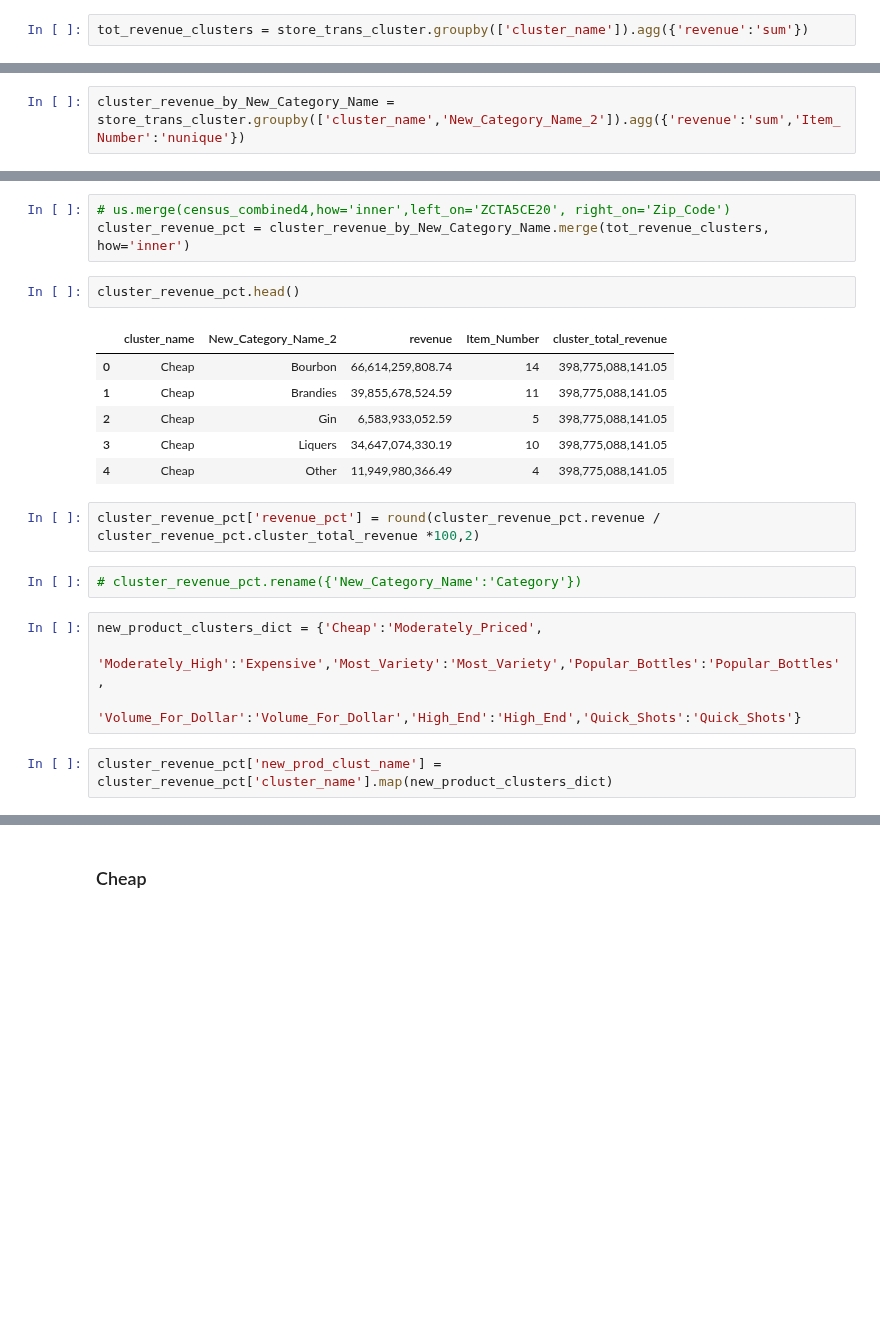
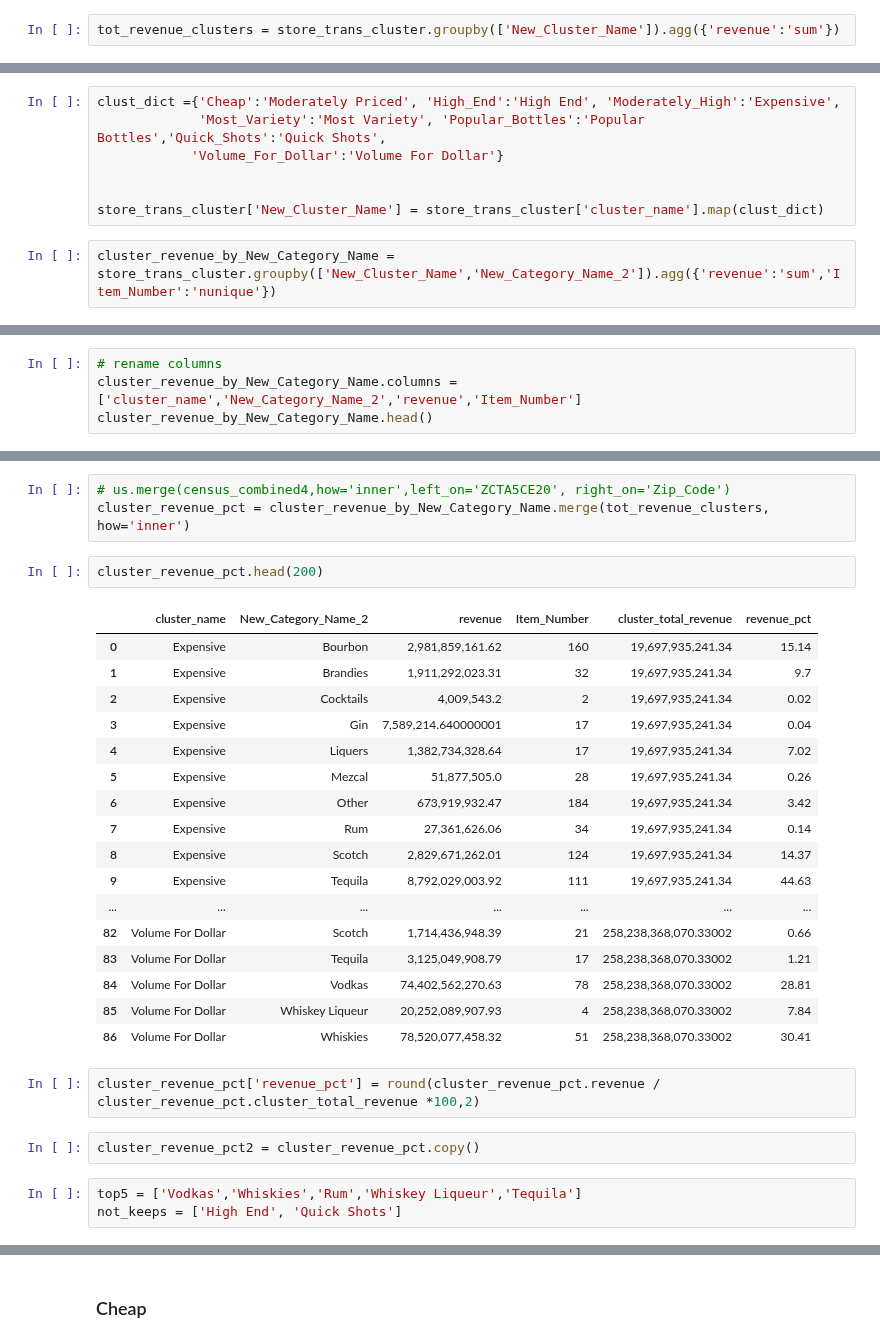
Before and after one commit to dgarbato/capstone, a Jupyter notebook: Percentage of product types within each cluster.ipynb, the cells around one changed output, grey strips where cells are left out. Drawn from its saved outputs; the diff is of its cells as text; blank space fills up the shorter version.

Commit message:
updated percentage graphs for product clusters

```diff
--- a/Percentage of product types within each cluster.ipynb
+++ b/Percentage of product types within each cluster.ipynb
@@ -325,5 +341,5 @@ store_trans_cluster.shape
 # %%
-tot_revenue_clusters = store_trans_cluster.groupby(['cluster_name']).agg({'revenue':'sum'})
+tot_revenue_clusters = store_trans_cluster.groupby(['New_Cluster_Name']).agg({'revenue':'sum'})
 # %%
 tot_revenue_clusters = tot_revenue_clusters.reset_index()
 # %%
@@ -342,5 +358,12 @@ tot_revenue_clusters
+# %%
+clust_dict ={'Cheap':'Moderately Priced', 'High_End':'High End', 'Moderately_High':'Expensive',
+             'Most_Variety':'Most Variety', 'Popular_Bottles':'Popular Bottles','Quick_Shots':'Quick Shots',
+            'Volume_For_Dollar':'Volume For Dollar'}
+
+
+store_trans_cluster['New_Cluster_Name'] = store_trans_cluster['cluster_name'].map(clust_dict)
 # %%
-cluster_revenue_by_New_Category_Name = store_trans_cluster.groupby(['cluster_name','New_Category_Name_2']).agg({'revenue':'sum','Item_Number':'nunique'})
+cluster_revenue_by_New_Category_Name = store_trans_cluster.groupby(['New_Cluster_Name','New_Category_Name_2']).agg({'revenue':'sum','Item_Number':'nunique'})
 # %%
 cluster_revenue_by_New_Category_Name = cluster_revenue_by_New_Category_Name.reset_index()
 # %%
@@ -358,0 +382,4 @@ cluster_revenue_by_New_Category_Name.head()
+# %%
+# rename columns
+cluster_revenue_by_New_Category_Name.columns = ['cluster_name','New_Category_Name_2','revenue','Item_Number']
+cluster_revenue_by_New_Category_Name.head()
@@ -360,21 +403,29 @@ cluster_revenue_by_New_Category_Name.head()
 # us.merge(census_combined4,how='inner',left_on='ZCTA5CE20', right_on='Zip_Code')
 cluster_revenue_pct = cluster_revenue_by_New_Category_Name.merge(tot_revenue_clusters, how='inner')
 # %%
-cluster_revenue_pct.head()
+cluster_revenue_pct.head(200)
 # %% [output]
-|  | cluster_name | New_Category_Name_2 | revenue | Item_Number | cluster_total_revenue |
-| 0 | Cheap | Bourbon | 66,614,259,808.74 | 14 | 398,775,088,141.05 |
-| 1 | Cheap | Brandies | 39,855,678,524.59 | 11 | 398,775,088,141.05 |
-| 2 | Cheap | Gin | 6,583,933,052.59 | 5 | 398,775,088,141.05 |
-| 3 | Cheap | Liquers | 34,647,074,330.19 | 10 | 398,775,088,141.05 |
-| 4 | Cheap | Other | 11,949,980,366.49 | 4 | 398,775,088,141.05 |
+|  | cluster_name | New_Category_Name_2 | revenue | Item_Number | cluster_total_revenue | revenue_pct |
+| 0 | Expensive | Bourbon | 2,981,859,161.62 | 160 | 19,697,935,241.34 | 15.14 |
+| 1 | Expensive | Brandies | 1,911,292,023.31 | 32 | 19,697,935,241.34 | 9.7 |
+| 2 | Expensive | Cocktails | 4,009,543.2 | 2 | 19,697,935,241.34 | 0.02 |
+| 3 | Expensive | Gin | 7,589,214.640000001 | 17 | 19,697,935,241.34 | 0.04 |
+| 4 | Expensive | Liquers | 1,382,734,328.64 | 17 | 19,697,935,241.34 | 7.02 |
+| 5 | Expensive | Mezcal | 51,877,505.0 | 28 | 19,697,935,241.34 | 0.26 |
+| 6 | Expensive | Other | 673,919,932.47 | 184 | 19,697,935,241.34 | 3.42 |
+| 7 | Expensive | Rum | 27,361,626.06 | 34 | 19,697,935,241.34 | 0.14 |
+| 8 | Expensive | Scotch | 2,829,671,262.01 | 124 | 19,697,935,241.34 | 14.37 |
+| 9 | Expensive | Tequila | 8,792,029,003.92 | 111 | 19,697,935,241.34 | 44.63 |
+| ... | ... | ... | ... | ... | ... | ... |
+| 82 | Volume For Dollar | Scotch | 1,714,436,948.39 | 21 | 258,238,368,070.33002 | 0.66 |
+| 83 | Volume For Dollar | Tequila | 3,125,049,908.79 | 17 | 258,238,368,070.33002 | 1.21 |
+| 84 | Volume For Dollar | Vodkas | 74,402,562,270.63 | 78 | 258,238,368,070.33002 | 28.81 |
+| 85 | Volume For Dollar | Whiskey Liqueur | 20,252,089,907.93 | 4 | 258,238,368,070.33002 | 7.84 |
+| 86 | Volume For Dollar | Whiskies | 78,520,077,458.32 | 51 | 258,238,368,070.33002 | 30.41 |
 # %%
 cluster_revenue_pct['revenue_pct'] = round(cluster_revenue_pct.revenue / cluster_revenue_pct.cluster_total_revenue *100,2)
-# %%
-# cluster_revenue_pct.rename({'New_Category_Name':'Category'})
-# %%
-new_product_clusters_dict = {'Cheap':'Moderately_Priced',
-                         'Moderately_High':'Expensive','Most_Variety':'Most_Variety','Popular_Bottles':'Popular_Bottles',
-                        'Volume_For_Dollar':'Volume_For_Dollar','High_End':'High_End','Quick_Shots':'Quick_Shots'}
-# %%
-cluster_revenue_pct['new_prod_clust_name'] = cluster_revenue_pct['cluster_name'].map(new_product_clusters_dict)
+# %%
+cluster_revenue_pct2 = cluster_revenue_pct.copy()
+# %%
+top5 = ['Vodkas','Whiskies','Rum','Whiskey Liqueur','Tequila']
+not_keeps = ['High End', 'Quick Shots']
```
Also changed, not shown: parts of 31 cells of this notebook, 2 other files.
